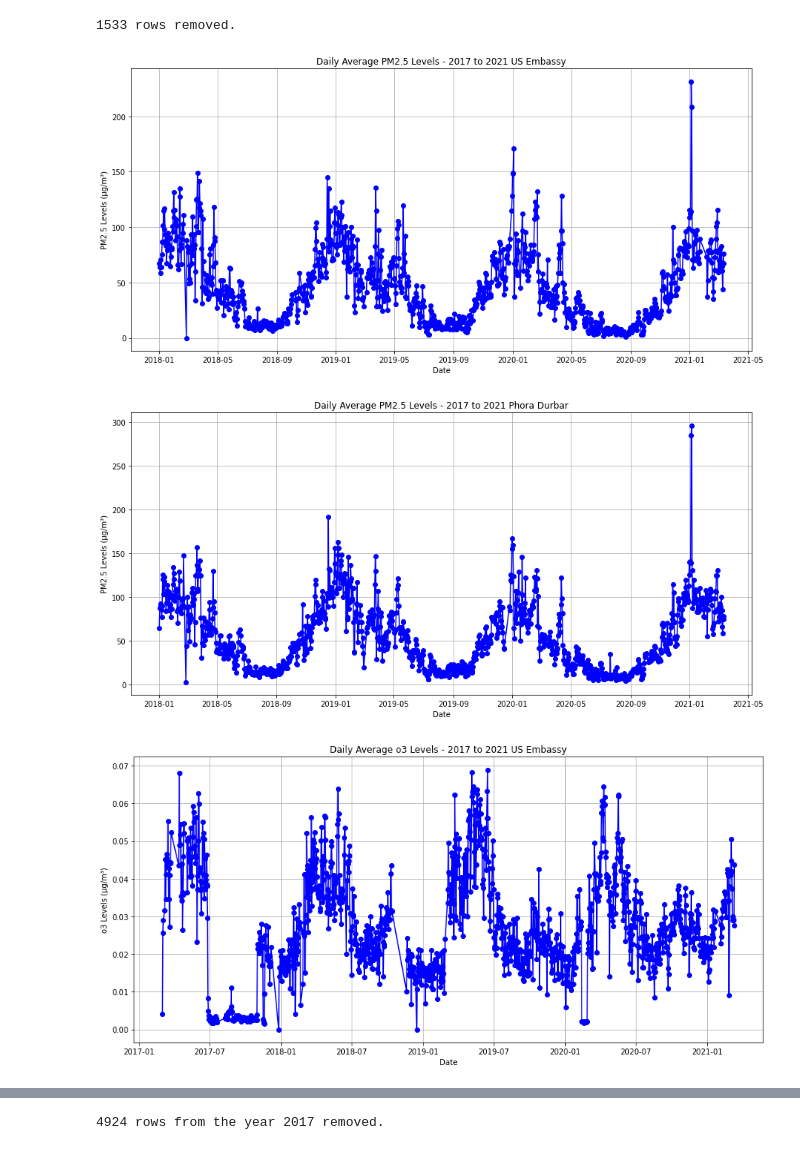
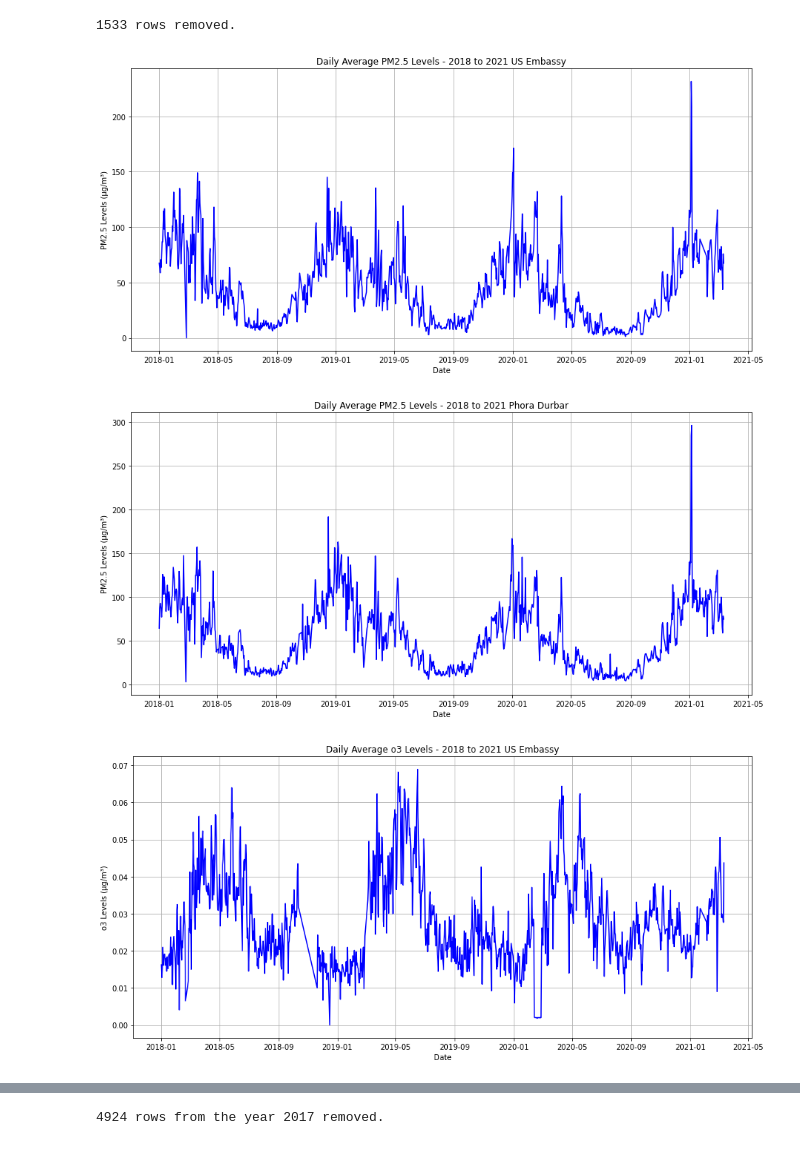
Before and after one commit to hemantapoudel/Pollution-Data-Analysis, a Jupyter notebook: Data Cleaning.ipynb, the cells around one changed output, grey strips where cells are left out. Cells and saved outputs as stored; diff of their text form; code cells hidden in the pictures.

```diff
--- a/Data Cleaning.ipynb
+++ b/Data Cleaning.ipynb
@@ -120,14 +120,14 @@ daily_avg_pm25_full = df_pm25.groupby(df_pm25['utc'].dt.date)['value'].mean()
 
 # Plot the time series for the entire period
 plt.figure(figsize=(15, 7))
-plt.plot(daily_avg_pm25_full.index, daily_avg_pm25_full.values, marker='o', linestyle='-', color='b')
-plt.title('Daily Average PM2.5 Levels - 2017 to 2021 US Embassy')
+plt.plot(daily_avg_pm25_full.index, daily_avg_pm25_full.values, linestyle='-', color='b')
+plt.title('Daily Average PM2.5 Levels - 2018 to 2021 US Embassy')
 plt.xlabel('Date')
 plt.ylabel('PM2.5 Levels (µg/m³)')
 plt.grid(True)
 plt.show()
 # %% [output]
-[figure, old version]
+[figure, new version]
 # %%
 # time series graph for entire period Phora Durbar
 import pandas as pd
@@ -144,38 +144,38 @@ daily_avg_pm25_full = df_pm25.groupby(df_pm25['utc'].dt.date)['value'].mean()
 
 # Plot the time series for the entire period
 plt.figure(figsize=(15, 7))
-plt.plot(daily_avg_pm25_full.index, daily_avg_pm25_full.values, marker='o', linestyle='-', color='b')
-plt.title('Daily Average PM2.5 Levels - 2017 to 2021 Phora Durbar')
+plt.plot(daily_avg_pm25_full.index, daily_avg_pm25_full.values,linestyle='-', color='b')
+plt.title('Daily Average PM2.5 Levels - 2018 to 2021 Phora Durbar')
 plt.xlabel('Date')
 plt.ylabel('PM2.5 Levels (µg/m³)')
 plt.grid(True)
 plt.show()
 # %% [output]
-[figure, old version]
+[figure, new version]
 # %%
 # time series graph for entire period US Embassy O3
 import pandas as pd
 import matplotlib.pyplot as plt
 
 # Read PM2.5 data from CSV file
 df_pm25 = pd.read_csv('data1_o3.csv')
 
 # Convert the 'utc' column to datetime format
 df_pm25['utc'] = pd.to_datetime(df_pm25['utc'])
 
 # Calculate daily average PM2.5 levels for the entire period (2017 to 2021)
 daily_avg_pm25_full = df_pm25.groupby(df_pm25['utc'].dt.date)['value'].mean()
 
 # Plot the time series for the entire period
 plt.figure(figsize=(15, 7))
-plt.plot(daily_avg_pm25_full.index, daily_avg_pm25_full.values, marker='o', linestyle='-', color='b')
-plt.title('Daily Average o3 Levels - 2017 to 2021 US Embassy')
+plt.plot(daily_avg_pm25_full.index, daily_avg_pm25_full.values,  linestyle='-', color='b')
+plt.title('Daily Average o3 Levels - 2018 to 2021 US Embassy')
 plt.xlabel('Date')
 plt.ylabel('o3 Levels (µg/m³)')
 plt.grid(True)
 plt.show()
 # %% [output]
-[figure, old version]
+[figure, new version]
 # %%
 # time series graph for entire period US Embassy O3
 import pandas as pd
```
Also changed, not shown: parts of 13 cells of this notebook, 1 other file.
